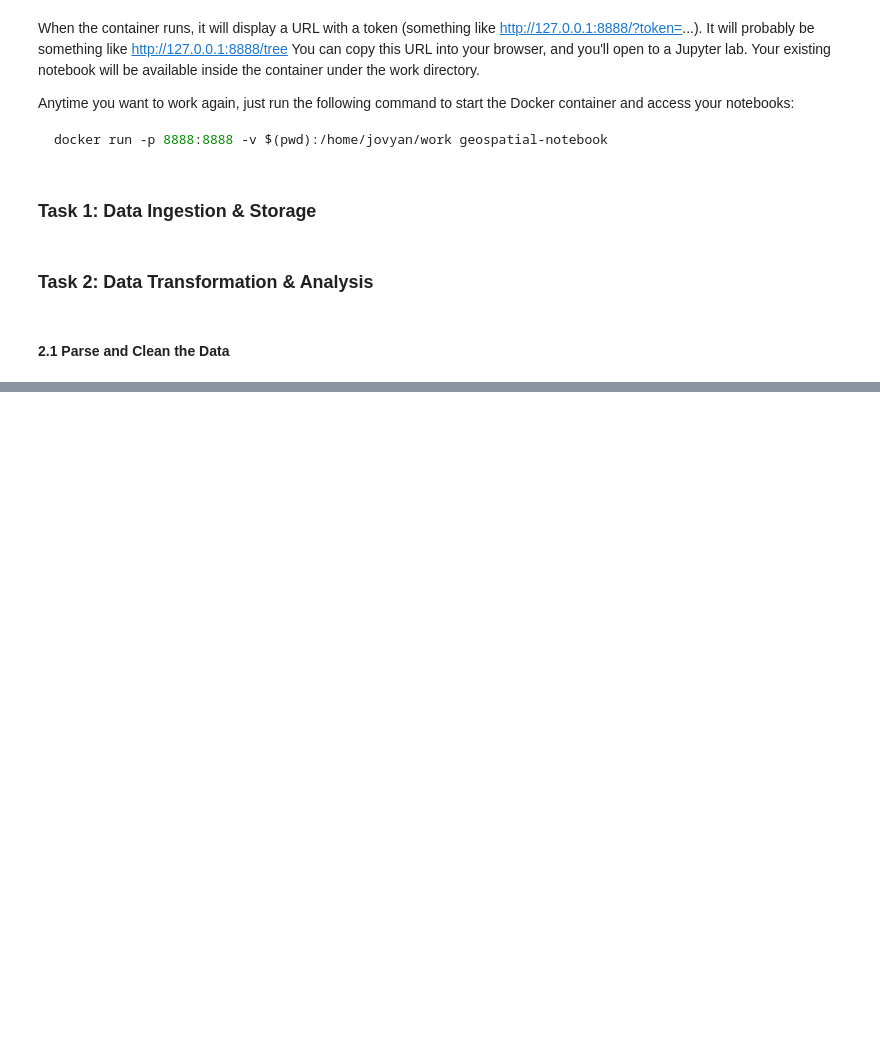
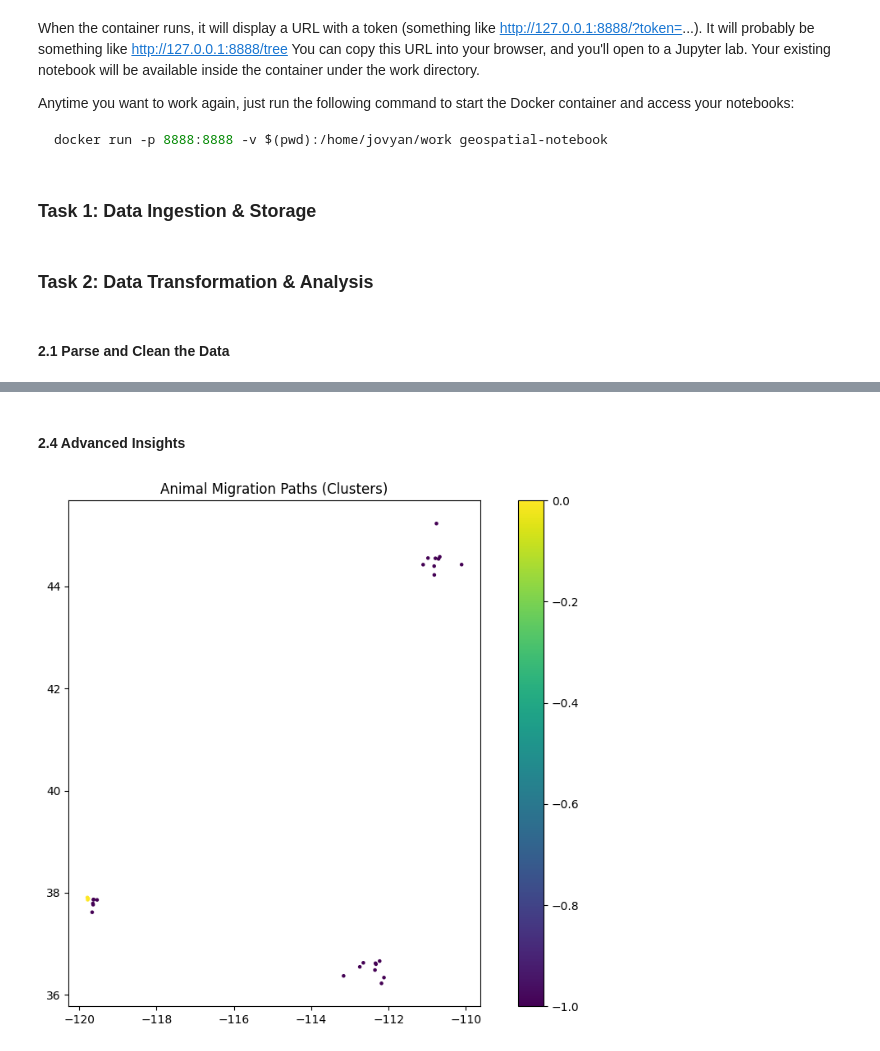
Before and after one commit to chichonnade/data-science-assessment, a Jupyter notebook: ML_Assessment_Notebook.ipynb, the cells around one changed output, grey strips where cells are left out. Saved outputs shown, nothing was run; the diff lists cells and outputs as text; code cells hidden in the pictures; blank space fills up the shorter version.

```diff
--- a/ML_Assessment_Notebook.ipynb
+++ b/ML_Assessment_Notebook.ipynb
@@ -202,0 +455,20 @@ animals_df.drop_duplicates(subset=['animal_id'], inplace=True) # Drop duplicates
+# %% [markdown]
+#### 2.4 Advanced Insights
+# %%
+
+from sklearn.cluster import DBSCAN
+
+# Extract coordinates for clustering
+coords = animal_events_gdf[['longitude', 'latitude']].to_numpy()
+
+# Perform clustering
+db = DBSCAN(eps=0.05, min_samples=3).fit(coords)
+animal_events_gdf['cluster'] = db.labels_
+
+# Plot migration paths by cluster
+fig, ax = plt.subplots(figsize=(12, 8))
+animal_events_gdf.plot(column='cluster', ax=ax, legend=True, cmap='viridis', markersize=5)
+plt.title('Animal Migration Paths (Clusters)')
+plt.show()
+# %% [output]
+[figure, added]
```
Also changed, not shown: parts of 13 cells of this notebook.
